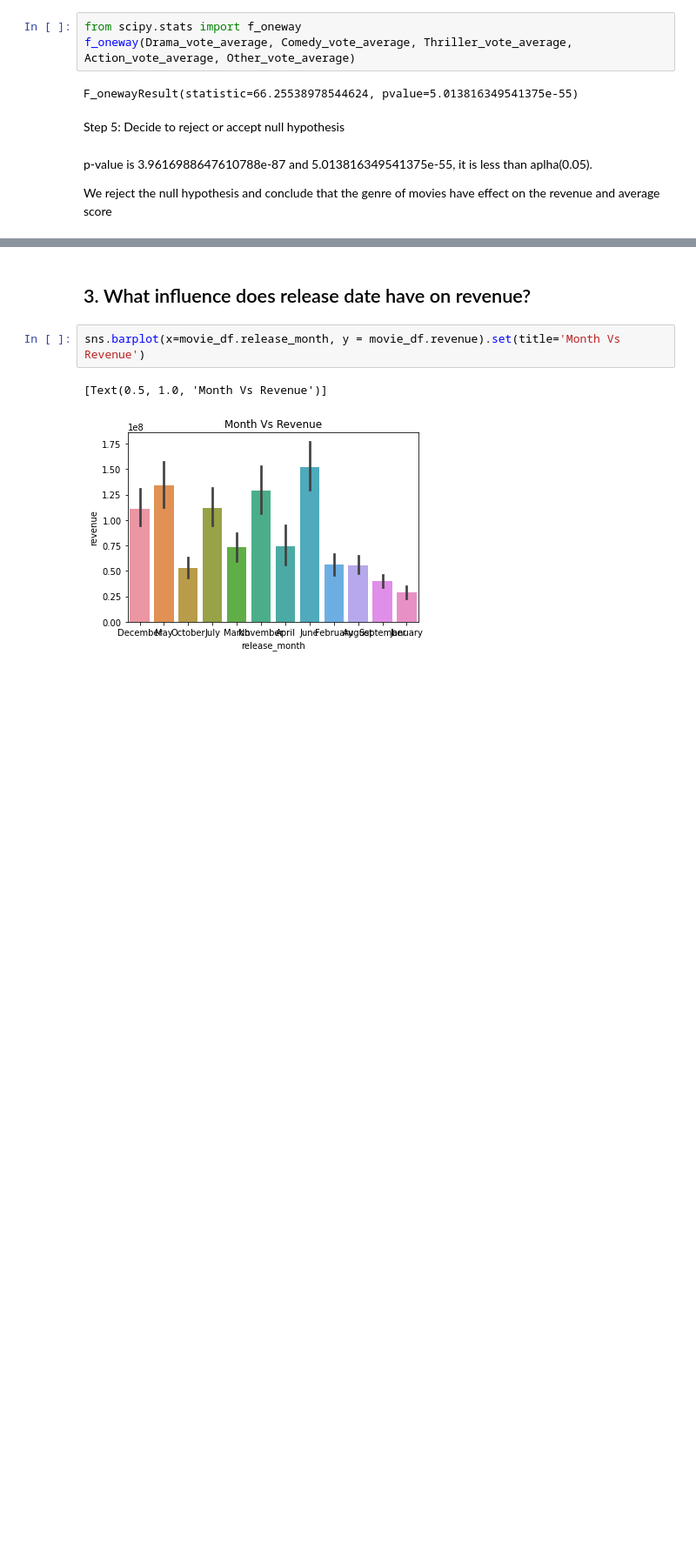
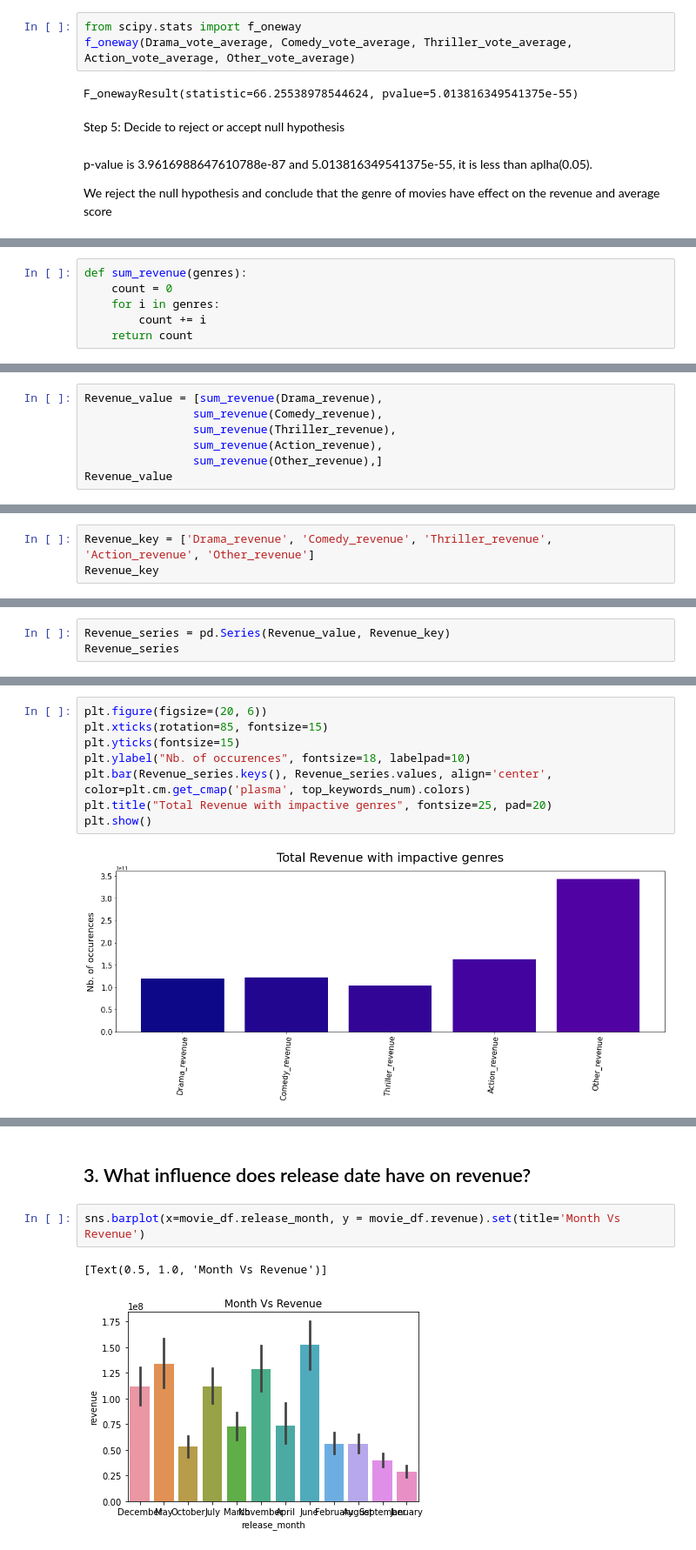
Before and after one commit to mptDg1998/CBD_MovieAnalysisReports, a Jupyter notebook: MovieAnalysisReport.ipynb, the cells around one changed output, grey strips where cells are left out. Shown at 87% size. Cells and saved outputs as stored; diff of their text form; blank space fills up the shorter version.

```diff
--- a/MovieAnalysisReport.ipynb
+++ b/MovieAnalysisReport.ipynb
@@ -474,0 +477,6 @@ We reject the null hypothesis and conclude that the genre of movies have effect
+# %%
+def sum_revenue(genres):
+    count = 0
+    for i in genres:
+        count += i
+    return count
@@ -474,0 +489,7 @@ We reject the null hypothesis and conclude that the genre of movies have effect
+# %%
+Revenue_value = [sum_revenue(Drama_revenue),
+                sum_revenue(Comedy_revenue),
+                sum_revenue(Thriller_revenue),
+                sum_revenue(Action_revenue),
+                sum_revenue(Other_revenue),]
+Revenue_value
@@ -474,0 +511,3 @@ We reject the null hypothesis and conclude that the genre of movies have effect
+# %%
+Revenue_key = ['Drama_revenue', 'Comedy_revenue', 'Thriller_revenue', 'Action_revenue', 'Other_revenue']
+Revenue_key
@@ -474,0 +520,3 @@ We reject the null hypothesis and conclude that the genre of movies have effect
+# %%
+Revenue_series = pd.Series(Revenue_value, Revenue_key)
+Revenue_series
@@ -474,0 +540,10 @@ We reject the null hypothesis and conclude that the genre of movies have effect
+# %%
+plt.figure(figsize=(20, 6))
+plt.xticks(rotation=85, fontsize=15)
+plt.yticks(fontsize=15)
+plt.ylabel("Nb. of occurences", fontsize=18, labelpad=10)
+plt.bar(Revenue_series.keys(), Revenue_series.values, align='center', color=plt.cm.get_cmap('plasma', top_keywords_num).colors)
+plt.title("Total Revenue with impactive genres", fontsize=25, pad=20)
+plt.show()
+# %% [output]
+[figure, added]
```
Also changed, not shown: parts of 14 cells of this notebook.
